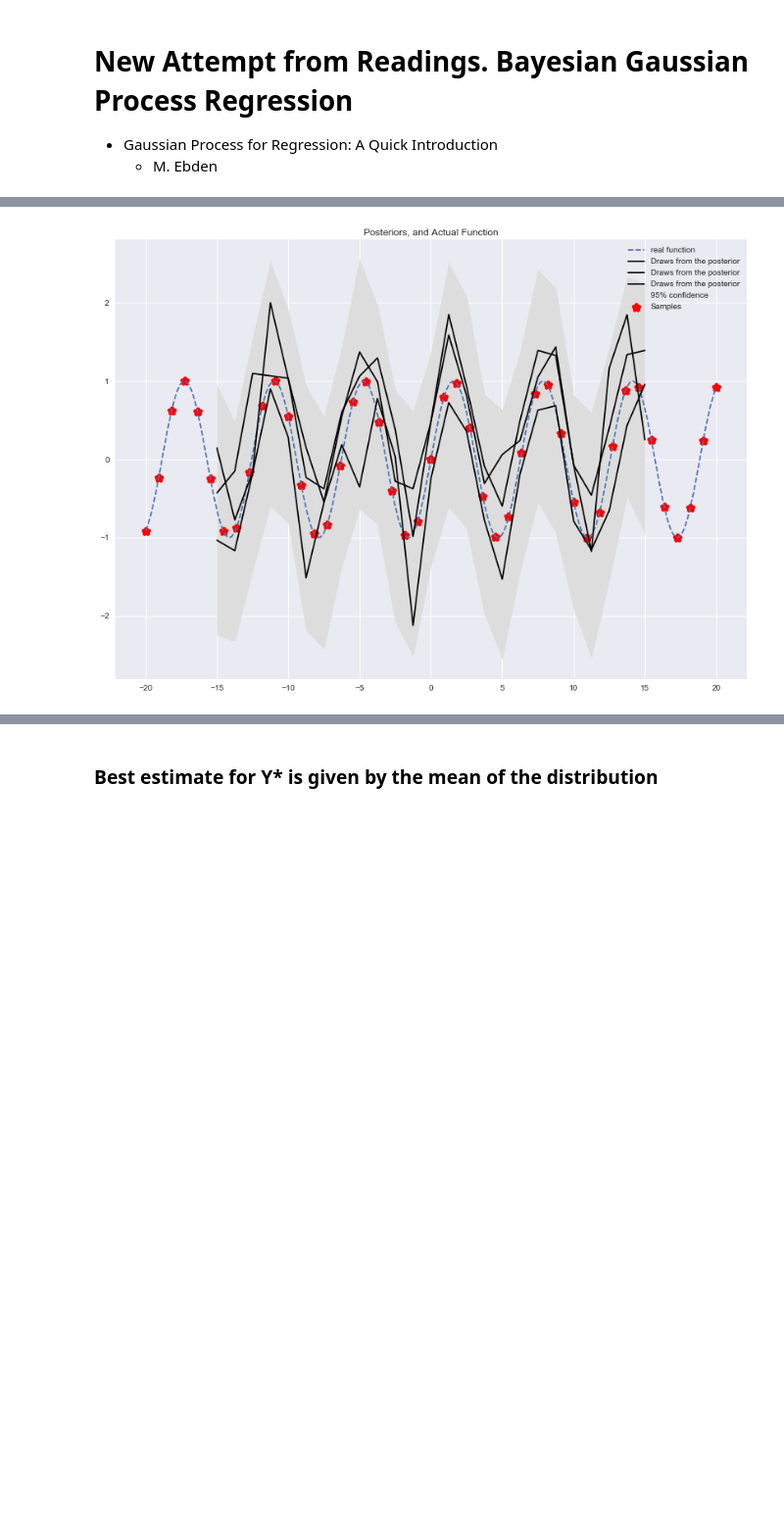
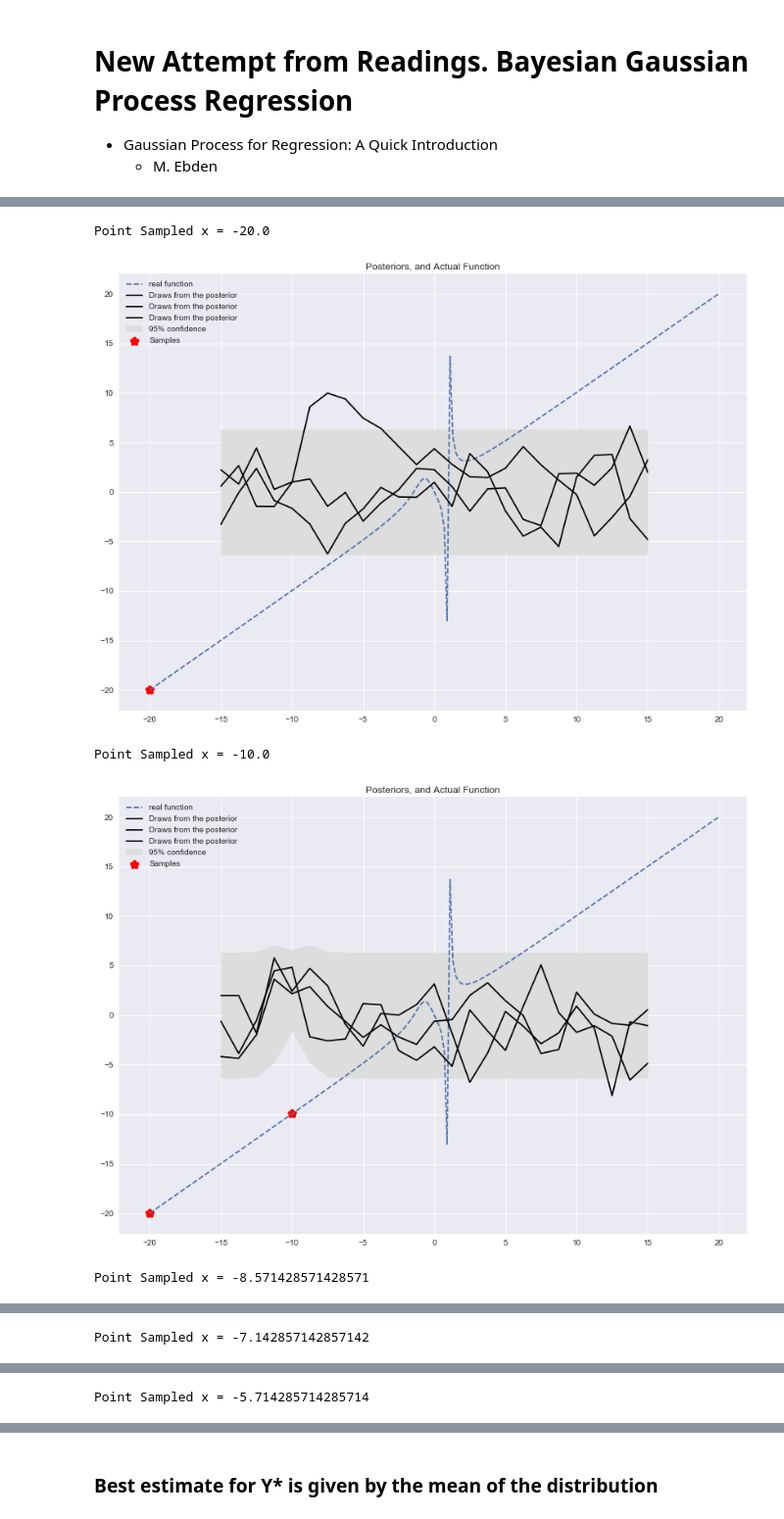
Before and after one commit to jonhilgart22/advanced_stats, a Jupyter notebook: final_project/Experimenting with GPs.ipynb, the cells around one changed output, grey strips where cells are left out. Shown at 98% size. Drawn from its saved outputs; the diff is of its cells as text; code cells hidden in the pictures; blank space fills up the shorter version.

```diff
--- a/final_project/Experimenting with GPs.ipynb
+++ b/final_project/Experimenting with GPs.ipynb
@@ -552,0 +549,2 @@ plt.title("Priors ");
+# %%
+r = np.array(np.linspace(-20,20,2)).reshape(-1,1)
@@ -553,15 +553,40 @@ plt.title("Priors ");
 # %%
-plt.figure(figsize=(14,10))
 
-plt.gca().fill_between(test_x.flat, m-2*np.sqrt(var), m+2*np.sqrt(var), color="#dddddd",label='95% confidence')
-plt.scatter(train_x.ravel(), train_y_numbers,marker='*',label='Samples', linewidth=5, color='red')
+def sample_and_plot_posterior(train_x, train_y_func, test_gaussian_process, range_to_sample=np.linspace(-10,10,15)):
+    """Plot potential posterior functions after sampling from the true function.
+    Notice how the varaince decreases around the sampled points"""
+    train_x = np.array(np.linspace(-20,20,1)).reshape(-1,1)
+    train_y_numbers = np.array([train_y_func(_) for _ in train_x]).reshape(-1,1)
+    for i in range_to_sample:
+        print(f"Point Sampled x = {train_x.ravel()[-1]}")
+        m,var, prior, post = test_gaussian_process(test_x, train_x, train_y_numbers, y_var, return_sample = True)
+        plt.figure(figsize=(14,10))
 
-plt.plot(np.linspace(-20,20,200),[train_y_func(i) for i in np.linspace(-20,20,200)], label='real function',
-        linestyle="--")
-plt.plot(test_x,post,color='black',label='Draws from the posterior');
-#plt.scatter(train_x,train_y_numbers)
-#plt.scatter(test_x,m,label='MU',color='red', linewidth=10, marker='*');
-plt.legend()
-plt.title('Posteriors, and Actual Function');
+        plt.gca().fill_between(test_x.flat, m-2*np.sqrt(var), m+2*np.sqrt(var), color="#dddddd",label='95% confidence')
+        plt.scatter(train_x.ravel(), train_y_numbers,marker='*',label='Samples', linewidth=5, color='red')
+
+        plt.plot(np.linspace(-20,20,200),[train_y_func(i) for i in np.linspace(-20,20,200)], label='real function',
+                linestyle="--")
+        plt.plot(test_x,post,color='black',label='Draws from the posterior');
+        #plt.scatter(train_x,train_y_numbers)
+        #plt.scatter(test_x,m,label='MU',color='red', linewidth=10, marker='*');
+        plt.legend()
+        plt.title('Posteriors, and Actual Function')
+        plt.show();
+
+        # Update training data with the sampled point
+        train_x = train_x.ravel()
+        train_x = np.append(train_x,i)
+        train_x = train_x.reshape(-1,1)
+        train_y_numbers = np.array([train_y_func(_) for _ in train_x]).reshape(-1,1)
+
+        # sleep for three seconds
+        time.sleep(3)
-# %% [output]
-[figure, removed]
+# %%
+sample_and_plot_posterior(train_x, train_y_func, test_gaussian_process)
+# %% [output]
+Point Sampled x = -20.0
+[figure, added]
+Point Sampled x = -10.0
+[figure, added]
+Point Sampled x = -8.571428571428571
@@ -567,0 +594 @@ plt.title('Posteriors, and Actual Function');
+Point Sampled x = -7.142857142857142
@@ -567,0 +596 @@ plt.title('Posteriors, and Actual Function');
+Point Sampled x = -5.714285714285714
```
Also changed, not shown: parts of 14 cells of this notebook.
